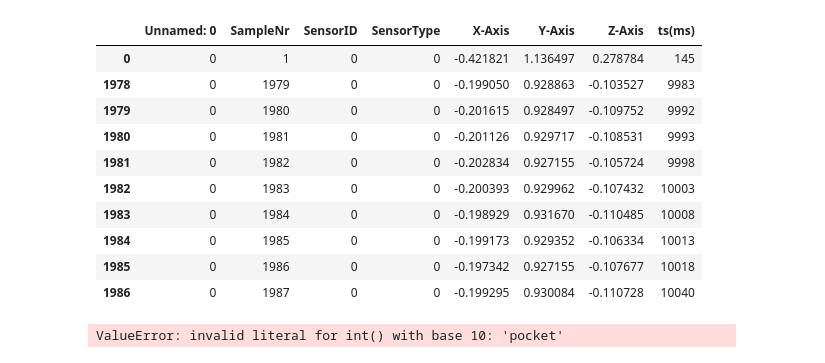
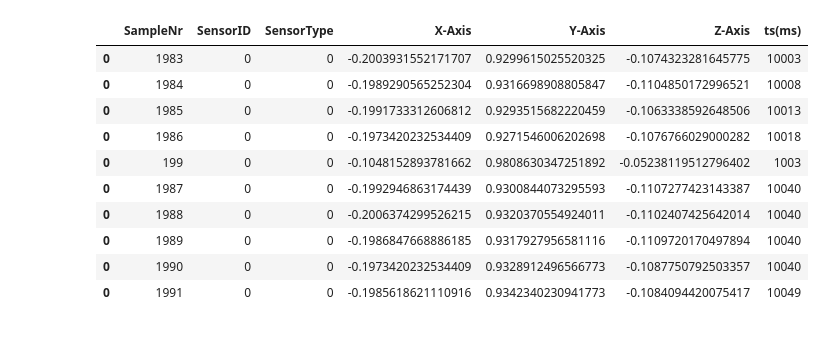
Before and after one commit to pbmiguel/py-har, a Jupyter notebook: TASKS/T1/pre-processing/2016-ANSAMO-preprocessing.ipynb, the cells around one changed output. Saved outputs shown, nothing was run; the diff lists cells and outputs as text; code cells hidden in the pictures.

```diff
--- a/TASKS/T1/pre-processing/2016-ANSAMO-preprocessing.ipynb
+++ b/TASKS/T1/pre-processing/2016-ANSAMO-preprocessing.ipynb
@@ -95,39 +174,16 @@ train_data_processed.head(5)
 # %%
-train_data_processed_ordered = train_data_processed.sort_values(['SensorID']);
+train_data_processed = values.copy()
+train_data_processed_ordered = train_data_processed.sort_values(['SensorID', 'SensorType', 'ts(ms)']);
 train_data_processed_ordered.head(10)
 # %% [output]
-|  | Unnamed: 0 | SampleNr | SensorID | SensorType | X-Axis | Y-Axis | Z-Axis | ts(ms) |
-| 0 | 0 | 1 | 0 | 0 | -0.421821 | 1.136497 | 0.278784 | 145 |
-| 1978 | 0 | 1979 | 0 | 0 | -0.199050 | 0.928863 | -0.103527 | 9983 |
-| 1979 | 0 | 1980 | 0 | 0 | -0.201615 | 0.928497 | -0.109752 | 9992 |
-| 1980 | 0 | 1981 | 0 | 0 | -0.201126 | 0.929717 | -0.108531 | 9993 |
-| 1981 | 0 | 1982 | 0 | 0 | -0.202834 | 0.927155 | -0.105724 | 9998 |
-| 1982 | 0 | 1983 | 0 | 0 | -0.200393 | 0.929962 | -0.107432 | 10003 |
-| 1983 | 0 | 1984 | 0 | 0 | -0.198929 | 0.931670 | -0.110485 | 10008 |
-| 1984 | 0 | 1985 | 0 | 0 | -0.199173 | 0.929352 | -0.106334 | 10013 |
-| 1985 | 0 | 1986 | 0 | 0 | -0.197342 | 0.927155 | -0.107677 | 10018 |
-| 1986 | 0 | 1987 | 0 | 0 | -0.199295 | 0.930084 | -0.110728 | 10040 |
+|  | SampleNr | SensorID | SensorType | X-Axis | Y-Axis | Z-Axis | ts(ms) |
+| 0 | 1983 | 0 | 0 | -0.2003931552171707 | 0.9299615025520325 | -0.1074323281645775 | 10003 |
+| 0 | 1984 | 0 | 0 | -0.1989290565252304 | 0.9316698908805847 | -0.1104850172996521 | 10008 |
+| 0 | 1985 | 0 | 0 | -0.1991733312606812 | 0.9293515682220459 | -0.1063338592648506 | 10013 |
+| 0 | 1986 | 0 | 0 | -0.1973420232534409 | 0.9271546006202698 | -0.1076766029000282 | 10018 |
+| 0 | 199 | 0 | 0 | -0.1048152893781662 | 0.9808630347251892 | -0.05238119512796402 | 1003 |
+| 0 | 1987 | 0 | 0 | -0.1992946863174439 | 0.9300844073295593 | -0.1107277423143387 | 10040 |
+| 0 | 1988 | 0 | 0 | -0.2006374299526215 | 0.9320370554924011 | -0.1102407425642014 | 10040 |
+| 0 | 1989 | 0 | 0 | -0.1986847668886185 | 0.9317927956581116 | -0.1109720170497894 | 10040 |
+| 0 | 1990 | 0 | 0 | -0.1973420232534409 | 0.9328912496566773 | -0.1087750792503357 | 10040 |
+| 0 | 1991 | 0 | 0 | -0.1985618621110916 | 0.9342340230941773 | -0.1084094420075417 | 10049 |
-# %%
-## Change from SensorID to Position, and SensorType
-
-#header = [ 'ts(ms)', 'accX', 'accY', 'accZ', 'magX', 'magY', 'magZ', 'gyrX', 'gyrY', 'gyrZ', 'position', 'label' ]
-##  Sensor_ID	 Position	 Device Model
-#0	 RIGHTPOCKET	 lge-LG-H815-5.1
-#1	 CHEST	 SensorTag
-#3	 WRIST	 SensorTag
-#4	 ANKLE	 SensorTag
-#2	 WAIST	 SensorTag
-import sys
-sensors_position = ['pocket', 'chest', 'waist', 'wrist', 'ankle']
-sensors_type = ['acc', 'gyro', 'magn']
-train_data_processed_ordered_changed = train_data_processed_ordered;
-
-for index, line in train_data_processed_ordered_changed.iterrows():
-    sensor_id = int(line.loc['SensorID'])
-    sensor_type = int(line.loc['SensorType'])
-    position = sensors_position[sensor_id];
-    sensor_type = sensors_type[sensor_type]
-    train_data_processed_ordered_changed.loc[index, 'SensorID'] = position;
-    train_data_processed_ordered_changed.loc[index, 'SensorType'] = sensor_type;
-# %% [output]
-ValueError: invalid literal for int() with base 10: 'pocket'
```
Also changed, not shown: parts of 31 cells of this notebook, 2 other files.
